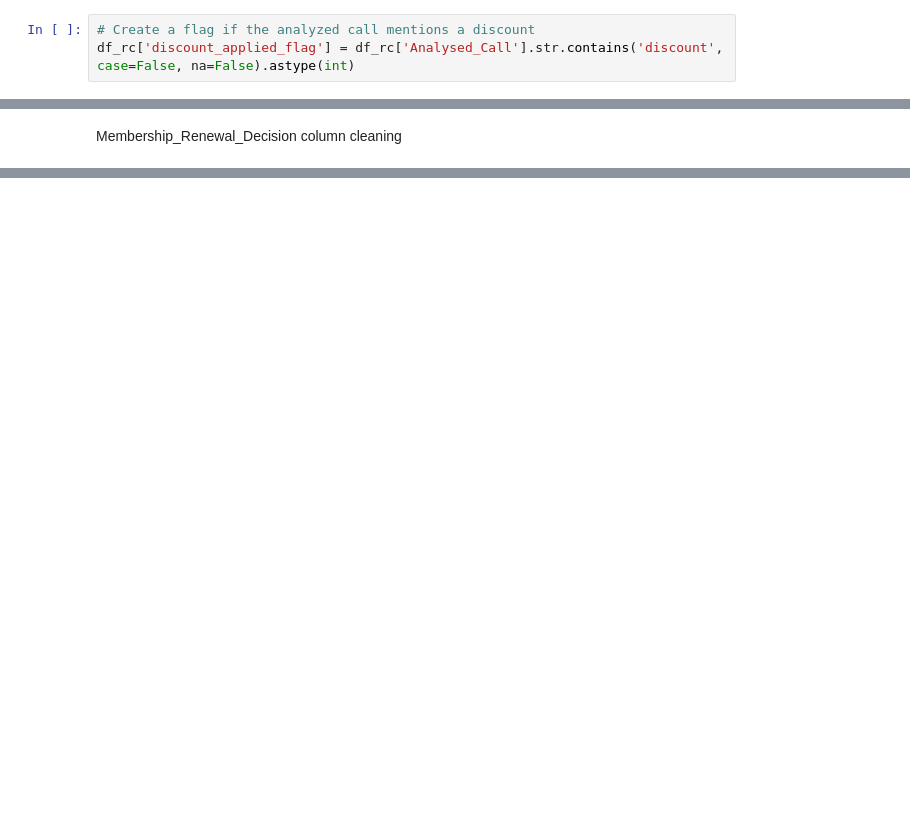
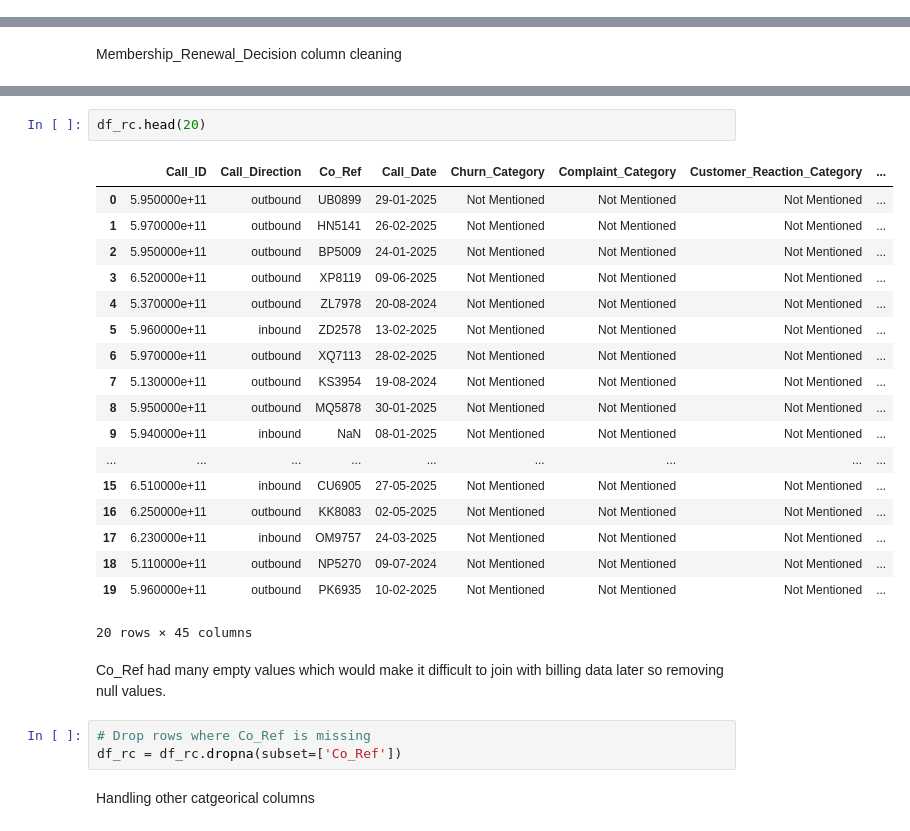
Before and after one commit to madhav16062004/Churn-Prediction-JMAN, a Jupyter notebook: notebooks/cleaning/04_renewal_calls.ipynb, the cells around one changed output, grey strips where cells are left out. Saved outputs shown, nothing was run; the diff lists cells and outputs as text; blank space fills up the shorter version.

```diff
--- a/notebooks/cleaning/04_renewal_calls.ipynb
+++ b/notebooks/cleaning/04_renewal_calls.ipynb
@@ -182,8 +211,5 @@ Length: 3, dtype: str
 # %% [markdown]
 Analyze_Call column cleaning
-# %%
-# Create a flag if the analyzed call mentions a discount
-df_rc['discount_applied_flag'] = df_rc['Analysed_Call'].str.contains('discount', case=False, na=False).astype(int)
 # %%
 import numpy as np
 
@@ -345,0 +382,28 @@ Name: count, dtype: int64
+# %%
+df_rc.head(20)
+# %% [output]
+|  | Call_ID | Call_Direction | Co_Ref | Call_Date | Churn_Category | Complaint_Category | Customer_Reaction_Category | ... |
+| 0 | 5.950000e+11 | outbound | UB0899 | 29-01-2025 | Not Mentioned | Not Mentioned | Not Mentioned | ... |
+| 1 | 5.970000e+11 | outbound | HN5141 | 26-02-2025 | Not Mentioned | Not Mentioned | Not Mentioned | ... |
+| 2 | 5.950000e+11 | outbound | BP5009 | 24-01-2025 | Not Mentioned | Not Mentioned | Not Mentioned | ... |
+| 3 | 6.520000e+11 | outbound | XP8119 | 09-06-2025 | Not Mentioned | Not Mentioned | Not Mentioned | ... |
+| 4 | 5.370000e+11 | outbound | ZL7978 | 20-08-2024 | Not Mentioned | Not Mentioned | Not Mentioned | ... |
+| 5 | 5.960000e+11 | inbound | ZD2578 | 13-02-2025 | Not Mentioned | Not Mentioned | Not Mentioned | ... |
+| 6 | 5.970000e+11 | outbound | XQ7113 | 28-02-2025 | Not Mentioned | Not Mentioned | Not Mentioned | ... |
+| 7 | 5.130000e+11 | outbound | KS3954 | 19-08-2024 | Not Mentioned | Not Mentioned | Not Mentioned | ... |
+| 8 | 5.950000e+11 | outbound | MQ5878 | 30-01-2025 | Not Mentioned | Not Mentioned | Not Mentioned | ... |
+| 9 | 5.940000e+11 | inbound | NaN | 08-01-2025 | Not Mentioned | Not Mentioned | Not Mentioned | ... |
+| ... | ... | ... | ... | ... | ... | ... | ... | ... |
+| 15 | 6.510000e+11 | inbound | CU6905 | 27-05-2025 | Not Mentioned | Not Mentioned | Not Mentioned | ... |
+| 16 | 6.250000e+11 | outbound | KK8083 | 02-05-2025 | Not Mentioned | Not Mentioned | Not Mentioned | ... |
+| 17 | 6.230000e+11 | inbound | OM9757 | 24-03-2025 | Not Mentioned | Not Mentioned | Not Mentioned | ... |
+| 18 | 5.110000e+11 | outbound | NP5270 | 09-07-2024 | Not Mentioned | Not Mentioned | Not Mentioned | ... |
+| 19 | 5.960000e+11 | outbound | PK6935 | 10-02-2025 | Not Mentioned | Not Mentioned | Not Mentioned | ... |
+20 rows × 45 columns
+# %% [markdown]
+Co_Ref had many empty values which would make it difficult to join with billing data later so removing null values.
+# %%
+# Drop rows where Co_Ref is missing
+df_rc = df_rc.dropna(subset=['Co_Ref'])
+# %% [markdown]
+Handling other catgeorical columns
```
Also changed, not shown: parts of 52 cells of this notebook, 1 other file.
